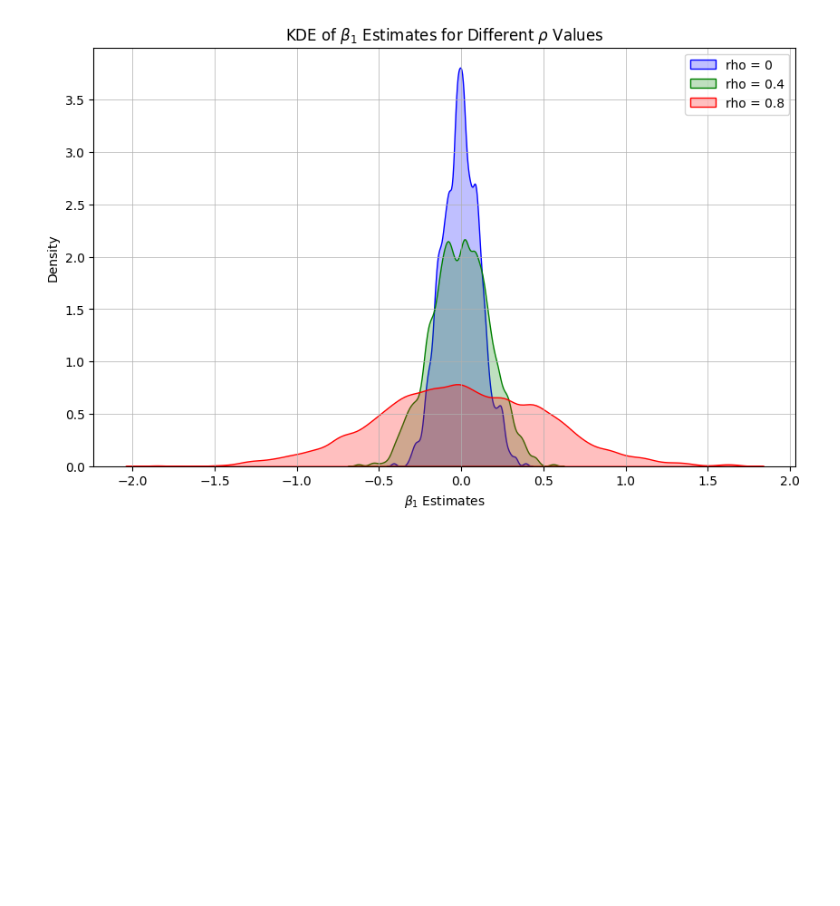
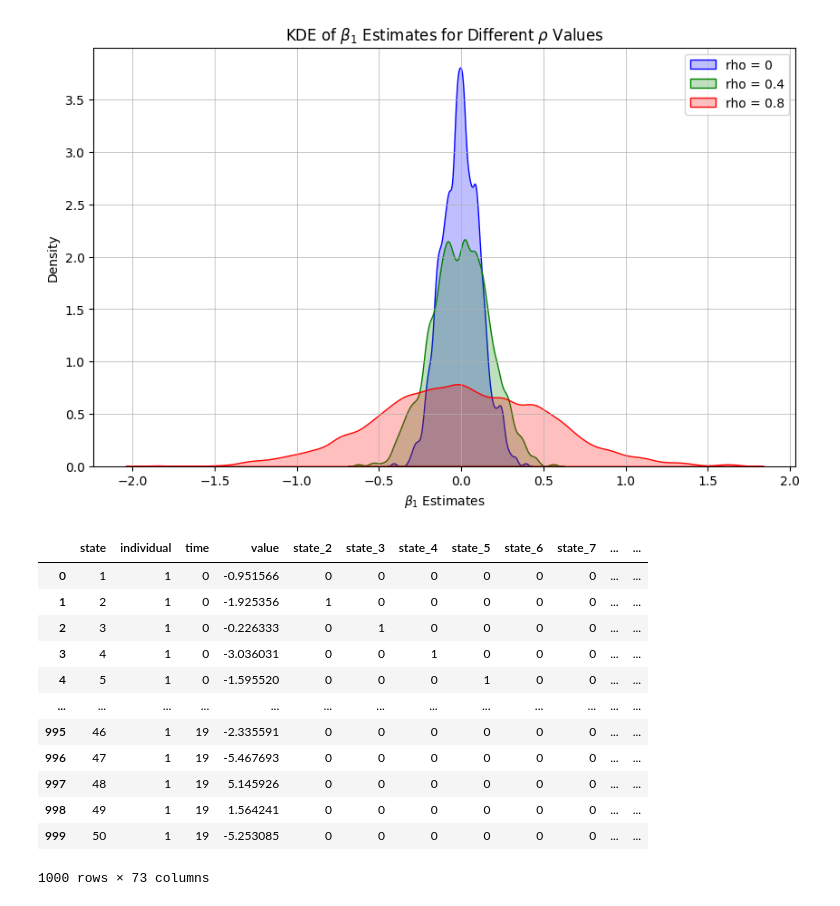
Before and after one commit to Palit2308/Difference-in-Difference-Estimation, a Jupyter notebook: MANUFACTURED DATA/Homogenous AR1/Type1 Error/MC_AR1_Hom_CRSE.ipynb, the cells around one changed output. Cells and saved outputs as stored; diff of their text form; code cells hidden in the pictures; blank space fills up the shorter version.

```diff
--- a/MANUFACTURED DATA/Homogenous AR1/Type1 Error/MC_AR1_Hom_CRSE.ipynb
+++ b/MANUFACTURED DATA/Homogenous AR1/Type1 Error/MC_AR1_Hom_CRSE.ipynb
@@ -155,6 +167,18 @@ for rho in rhos:
         # Adding a treatment column to the DataFrame
 
         data['TREATMENT'] = data.apply(lambda x: 1 if x['state'] in treatment_states and x['time'] >= state_to_treatment_year[x['state']] else 0, axis=1)
+
+        data['time'] = data['time'].astype(int)
+
+        state_dummies = pd.get_dummies(data['state'], prefix='state', drop_first = True)  # Create state dummy variables
+
+        state_dummies = state_dummies.astype(int)
+
+        time_dummies = pd.get_dummies(data['time'].astype(int), prefix='time', drop_first = True) # Create time dummy variables
+
+        time_dummies = time_dummies.astype(int)
+
+        data = pd.concat([data, state_dummies, time_dummies], axis=1)
 
         X = data[['TREATMENT', 'state_2', 'state_3', 'state_4', 'state_5',
                   'state_6', 'state_7', 'state_8', 'state_9', 'state_10', 'state_11',
@@ -190,3 +214,19 @@ plt.grid(True, which='both', linestyle='-', linewidth=0.5)
 plt.show()
 # %% [output]
 [figure]
+# %%
+data
+# %% [output]
+|  | state | individual | time | value | state_2 | state_3 | state_4 | state_5 | state_6 | state_7 | ... | ... |
+| 0 | 1 | 1 | 0 | -0.951566 | 0 | 0 | 0 | 0 | 0 | 0 | ... | ... |
+| 1 | 2 | 1 | 0 | -1.925356 | 1 | 0 | 0 | 0 | 0 | 0 | ... | ... |
+| 2 | 3 | 1 | 0 | -0.226333 | 0 | 1 | 0 | 0 | 0 | 0 | ... | ... |
+| 3 | 4 | 1 | 0 | -3.036031 | 0 | 0 | 1 | 0 | 0 | 0 | ... | ... |
+| 4 | 5 | 1 | 0 | -1.595520 | 0 | 0 | 0 | 1 | 0 | 0 | ... | ... |
+| ... | ... | ... | ... | ... | ... | ... | ... | ... | ... | ... | ... | ... |
+| 995 | 46 | 1 | 19 | -2.335591 | 0 | 0 | 0 | 0 | 0 | 0 | ... | ... |
+| 996 | 47 | 1 | 19 | -5.467693 | 0 | 0 | 0 | 0 | 0 | 0 | ... | ... |
+| 997 | 48 | 1 | 19 | 5.145926 | 0 | 0 | 0 | 0 | 0 | 0 | ... | ... |
+| 998 | 49 | 1 | 19 | 1.564241 | 0 | 0 | 0 | 0 | 0 | 0 | ... | ... |
+| 999 | 50 | 1 | 19 | -5.253085 | 0 | 0 | 0 | 0 | 0 | 0 | ... | ... |
+1000 rows × 73 columns
```
Also changed, not shown: parts of 1 cell of this notebook, 6 other files.
